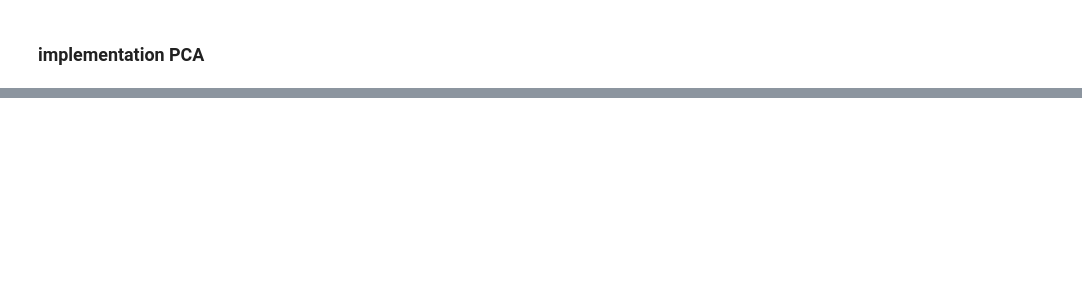
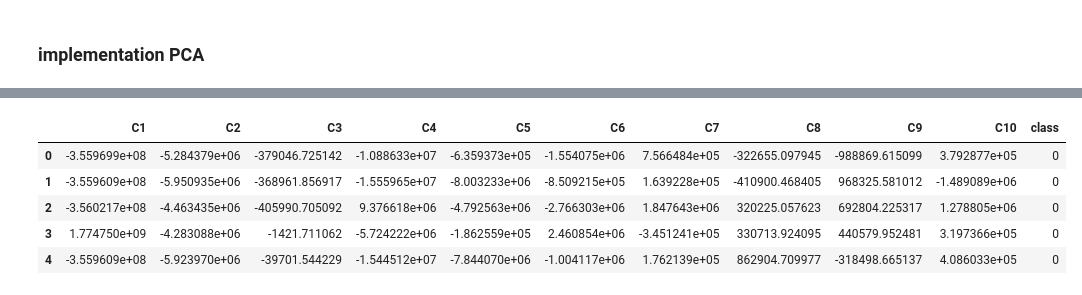
Before and after one commit to SertacBattal/DataPrep, a Jupyter notebook: SertacBattal_DPrepHDip_CA1.ipynb, the cells around one changed output, grey strips where cells are left out. Saved outputs shown, nothing was run; the diff lists cells and outputs as text; code cells hidden in the pictures; blank space fills up the shorter version.

```diff
--- a/SertacBattal_DPrepHDip_CA1.ipynb
+++ b/SertacBattal_DPrepHDip_CA1.ipynb
@@ -290,0 +258,3 @@ array([5.96714597e+17, 9.12315634e+15, 3.68447269e+15, 1.92717421e+15,
+# %%
+pca = PCA(10)
+projected = pca.fit_transform(new_dataset_no_label)
@@ -290,0 +271,2 @@ array([5.96714597e+17, 9.12315634e+15, 3.68447269e+15, 1.92717421e+15,
+# %%
+new_dataset_pca = pd.DataFrame(projected, columns = ['C1','C2','C3','C4','C5','C6','C7','C8','C9','C10'])
@@ -290,0 +282,11 @@ array([5.96714597e+17, 9.12315634e+15, 3.68447269e+15, 1.92717421e+15,
+# %%
+new_dataset_pca['class'] = new_dataset["class"]
+# %%
+new_dataset_pca.head()
+# %% [output]
+|  | C1 | C2 | C3 | C4 | C5 | C6 | C7 | C8 | C9 | C10 | class |
+| 0 | -3.559699e+08 | -5.284379e+06 | -379046.725142 | -1.088633e+07 | -6.359373e+05 | -1.554075e+06 | 7.566484e+05 | -322655.097945 | -988869.615099 | 3.792877e+05 | 0 |
+| 1 | -3.559609e+08 | -5.950935e+06 | -368961.856917 | -1.555965e+07 | -8.003233e+06 | -8.509215e+05 | 1.639228e+05 | -410900.468405 | 968325.581012 | -1.489089e+06 | 0 |
+| 2 | -3.560217e+08 | -4.463435e+06 | -405990.705092 | 9.376618e+06 | -4.792563e+06 | -2.766303e+06 | 1.847643e+06 | 320225.057623 | 692804.225317 | 1.278805e+06 | 0 |
+| 3 | 1.774750e+09 | -4.283088e+06 | -1421.711062 | -5.724222e+06 | -1.862559e+05 | 2.460854e+06 | -3.451241e+05 | 330713.924095 | 440579.952481 | 3.197366e+05 | 0 |
+| 4 | -3.559609e+08 | -5.923970e+06 | -39701.544229 | -1.544512e+07 | -7.844070e+06 | -1.004117e+06 | 1.762139e+05 | 862904.709977 | -318498.665137 | 4.086033e+05 | 0 |
```
Also changed, not shown: parts of 37 cells of this notebook.
